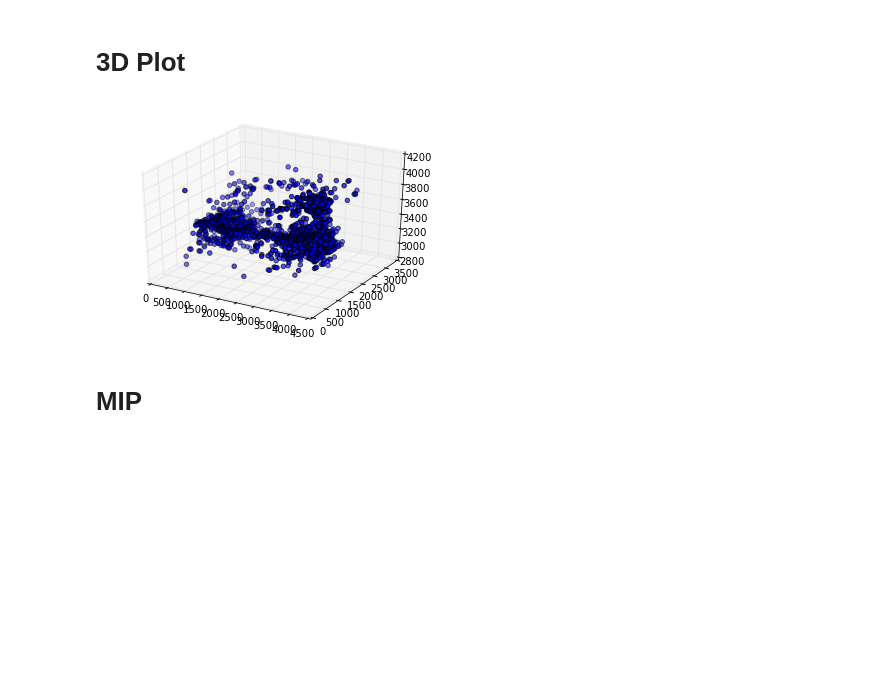
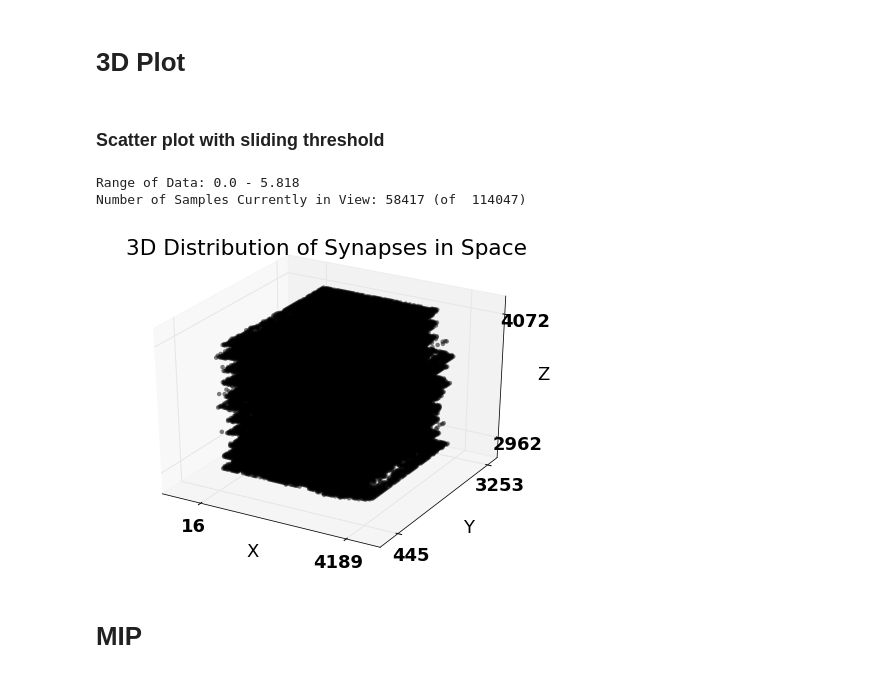
Before and after one commit to neurodata-papers/ndpaper, a Jupyter notebook: spatialsynapses/synapse_viz.ipynb, the cells around one changed output. Drawn from its saved outputs; the diff is of its cells as text; code cells hidden in the pictures; blank space fills up the shorter version.

```diff
--- a/spatialsynapses/synapse_viz.ipynb
+++ b/spatialsynapses/synapse_viz.ipynb
@@ -21,17 +30,62 @@ THRESH =  3*np.mean([d[-3] for d in data])
 # %% [markdown]
 # 3D Plot
-# %%
-fig0 = plt.figure(0)
-ax = fig0.gca(projection="3d")
-ax.scatter3D(
-    [d[0] for d in data if d[-3] > THRESH],
-    [d[1] for d in data if d[-3] > THRESH],
-    [d[2] for d in data if d[-3] > THRESH]
-)
-
-plt.show()
-# %% [output]
-[figure, removed]
+# %% [markdown]
+### Scatter plot with sliding threshold
+# %%
+lower_initial = 0
+upper_initial = 2*np.mean([d[11] for d in data])
+upper_max = 2*upper_initial
+alpha_initial = 0.5
+colour_initial = '#000000'
+fig_title = "3D Distribution of Synapses in Space"
+# %%
+def plotting3d(thresh_min, thresh_max, alph, colour=colour_initial, title=fig_title):
+    fig0 = plt.figure(figsize=(8,6))
+    ax = fig0.gca(projection="3d")
+    if len(colour) < 6 or not re.search(r'^#(?:[0-9a-fA-F]{3}){1,2}$', colour):
+        colour="#000000"
+    new_d = np.array([d for d in data if d[11] > thresh_min and d[11] < thresh_max])
+    ax.scatter3D(
+        [d[0] for d in new_d],
+        [d[1] for d in new_d],
+        [d[2] for d in new_d],
+#         marker=6,
+        alpha=alph,
+        linewidth=0,
+        c=colour
+    )
+    print "Range of Data:", np.min([d[11] for d in data]), "-", np.max([d[11] for d in data])
+    print "Number of Samples Currently in View:", len(new_d) , "(of ", str(len(data))+")"
+    ax.set_xticks([np.min(new_d[:,0]), np.max(new_d[:,0])])
+    ax.set_yticks([np.min(new_d[:,1]), np.max(new_d[:,1])])
+    ax.set_zticks([np.min(new_d[:,2]), np.max(new_d[:,2])])
+    ax.set_xlabel('X')
+    ax.set_ylabel('Y')
+    ax.set_zlabel('Z')
+    ax.set_title(title)
+    plt.show()
+
+thresh_min, thresh_max, alph = (widgets.FloatSlider(description="Lower Threshold Scaling",
+                                                    min=0,
+                                                    max=upper_max,
+                                                    value=lower_initial,
+                                                    step=upper_max/100.),
+                                widgets.FloatSlider(description="Upper Threshold Scaling",
+                                                    min=0,
+                                                    max=upper_max,
+                                                    value=upper_initial,
+                                                    step=upper_max/100.),
+                                widgets.FloatSlider(description="Alpha Scaling",
+                                                    min=0,
+                                                    max=1,
+                                                    value=alpha_initial,
+                                                    step=0.01))
+dl = widgets.jsdlink((thresh_min, 'value'), (thresh_max, 'min'))
+w = widgets.interact(plotting3d, thresh_min=thresh_min, thresh_max=thresh_max, alph=alph)
+# %% [output]
+Range of Data: 0.0 - 5.818
+Number of Samples Currently in View: 58417 (of  114047)
+[figure, added]
 # %% [markdown]
 # MIP
 # %%
```
Also changed, not shown: parts of 8 cells of this notebook, 1 other file.
